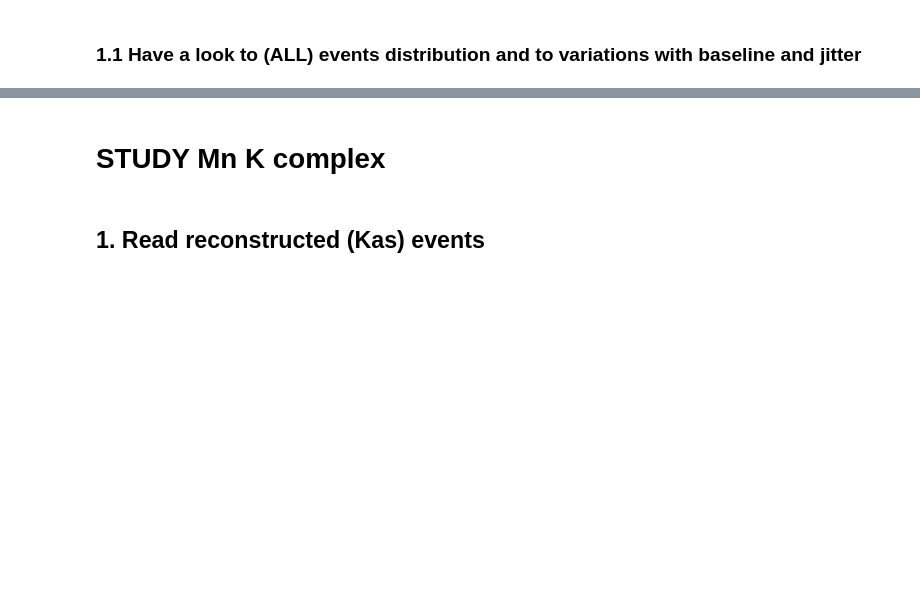
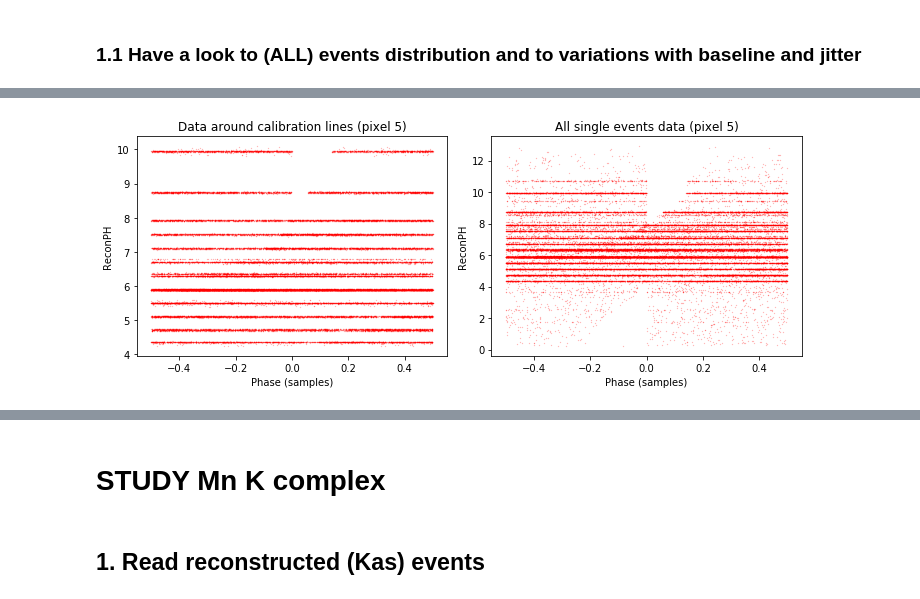
Before and after one commit to mtceballos/SIRENAcode, a Jupyter notebook: realData/GSFC/analysisGSFC_proc.ipynb, the cells around one changed output, grey strips where cells are left out. Cells and saved outputs as stored; diff of their text form; code cells hidden in the pictures; blank space fills up the shorter version.

```diff
--- a/realData/GSFC/analysisGSFC_proc.ipynb
+++ b/realData/GSFC/analysisGSFC_proc.ipynb
@@ -99,15 +101,15 @@ for i in range(nrows):
         channels_matrix[:,j]=list(range(iinit, ifin, 2))
 #print(channels_matrix)
 
-channel = 5
-resDir = "channel_" + str(channel)
+channel = "5"
+resDir = "channel_" + channel
 if not os.path.exists(resDir):
     os.makedirs(resDir)
-fileph_singles = resDir + "/pulse_chan" + str(channel) + "_singles.fits" # initial data file with all records and PH_ID column populated
-fileph_Kas = resDir + "/pulse_chan" + str(channel) + "_Kas.fits" # data file with only those records with Kas lines (selected by max(ADC))
+fileph_singles = resDir + "/pulse_chan" + channel + "_singles.fits" # initial data file with all records and PH_ID column populated
+fileph_Kas = resDir + "/pulse_chan" + channel + "_Kas.fits" # data file with only those records with Kas lines (selected by max(ADC))
 
-channel_col = int(channel/(nrows*2))
-print("Matrix column for channel", channel, "is", channel_col)
+channel_col = int(int(channel)/(nrows*2))
+print("Matrix column for channel", channel, "is column number", channel_col)
 
 #noXTfile = resDir + "/dataKas_noXT.csv"
 noXTfile = resDir + "/Kas_noXT_PHID.csv"
@@ -348,35 +362,37 @@ plt.close()
 phase_HR = data_HR.PHI + data_HR.LAGS
 base_HR = data_HR.BSLN
 
 fig = plt.figure(figsize=(10,4))
 ax1 = fig.add_subplot(1, 2, 1)
 ax1.set_xlabel("Phase (samples)")
 ax1.set_ylabel("ReconPH")
 
 for line in PHlines:
     PHmin,PHmax = PHlines[line]
     dataLine = data_HR[(data_HR.SIGNAL>PHmin) & (data_HR.SIGNAL<PHmax)]
     phase_HR = dataLine.PHI + dataLine.LAGS
     phase_HR = dataLine.PHI
     # arrival phase to (-0.5,0.5) interval
     lagPhase = phase_HR - 1.*np.trunc(phase_HR/0.5)
     ax1.scatter(lagPhase, dataLine.SIGNAL, alpha=0.5,s=0.05, color="red")
-    tit = "Data around calibration lines (pixel " + str(channel) + ")"
+    tit = "Data around calibration lines (pixel " + channel + ")"
     ax1.set_title(tit)
     #ax1.scatter(phase_HR, dataLine.LAGS, alpha=0.5)
 
 ax2 = fig.add_subplot(1, 2, 2)
 ax2.set_xlabel("Phase (samples)")
 ax2.set_ylabel("ReconPH")
 #lagPhase = all_singles_data_HR.PHI - 1.*np.trunc(all_singles_data_HR.PHI/0.5)
 #ax2.scatter(lagPhase, all_singles_data_HR.SIGNAL, alpha=0.5,s=0.05, color="blue")
 lagPhase = data_HR.PHI - 1.*np.trunc(data_HR.PHI/0.5)
 #lagPhase = data_HR.PHI
 ax2.scatter(lagPhase, data_HR.SIGNAL, alpha=0.5,s=0.05, color="red")
 #ax2.set_ylim(3.5,10.5)
-tit = "All single events data (pixel " + str(channel) + ")"
+tit = "All single events data (pixel " + channel + ")"
 ax2.set_title(tit)
 fig.tight_layout()
+# %% [output]
+[figure, added]
 # %%
 fig = plt.figure(figsize=(11,10))
 i = 0
```
Also changed, not shown: parts of 27 cells of this notebook.
